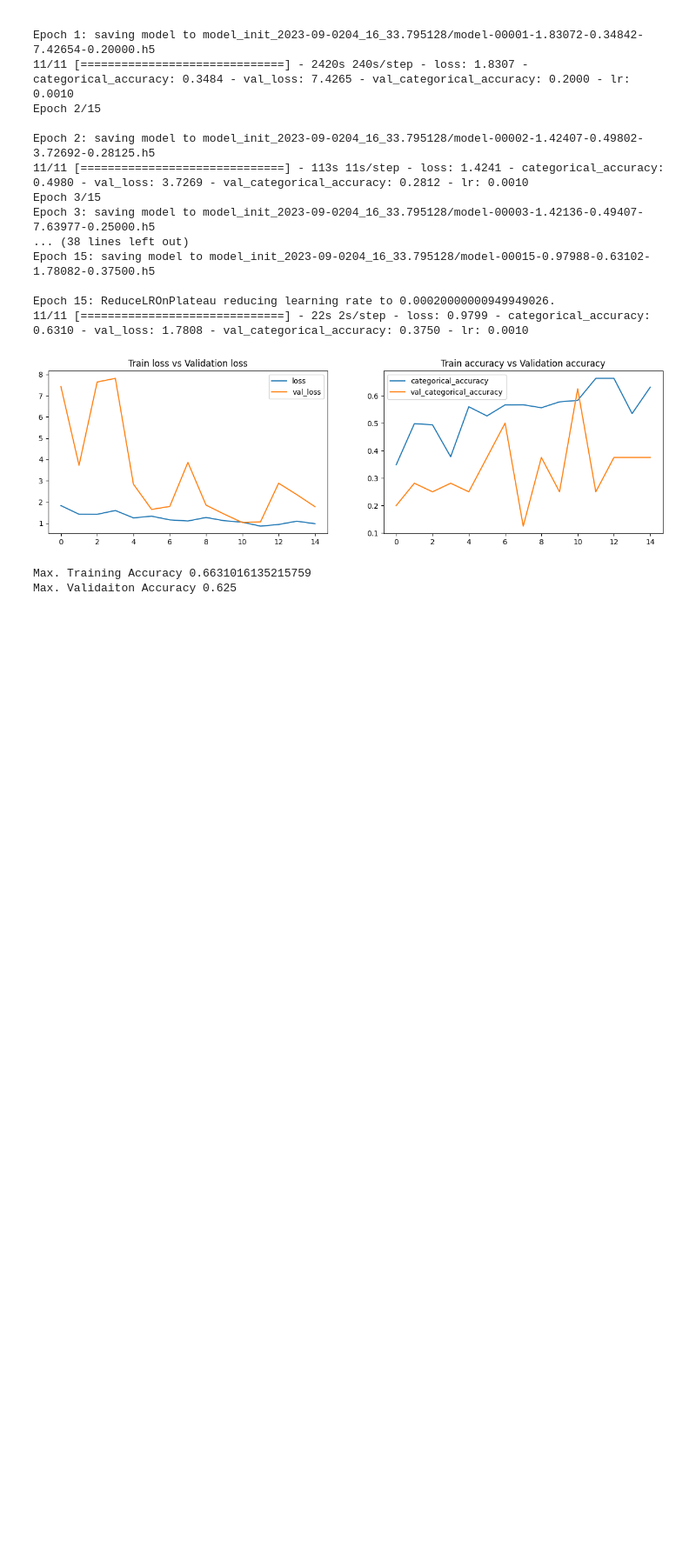
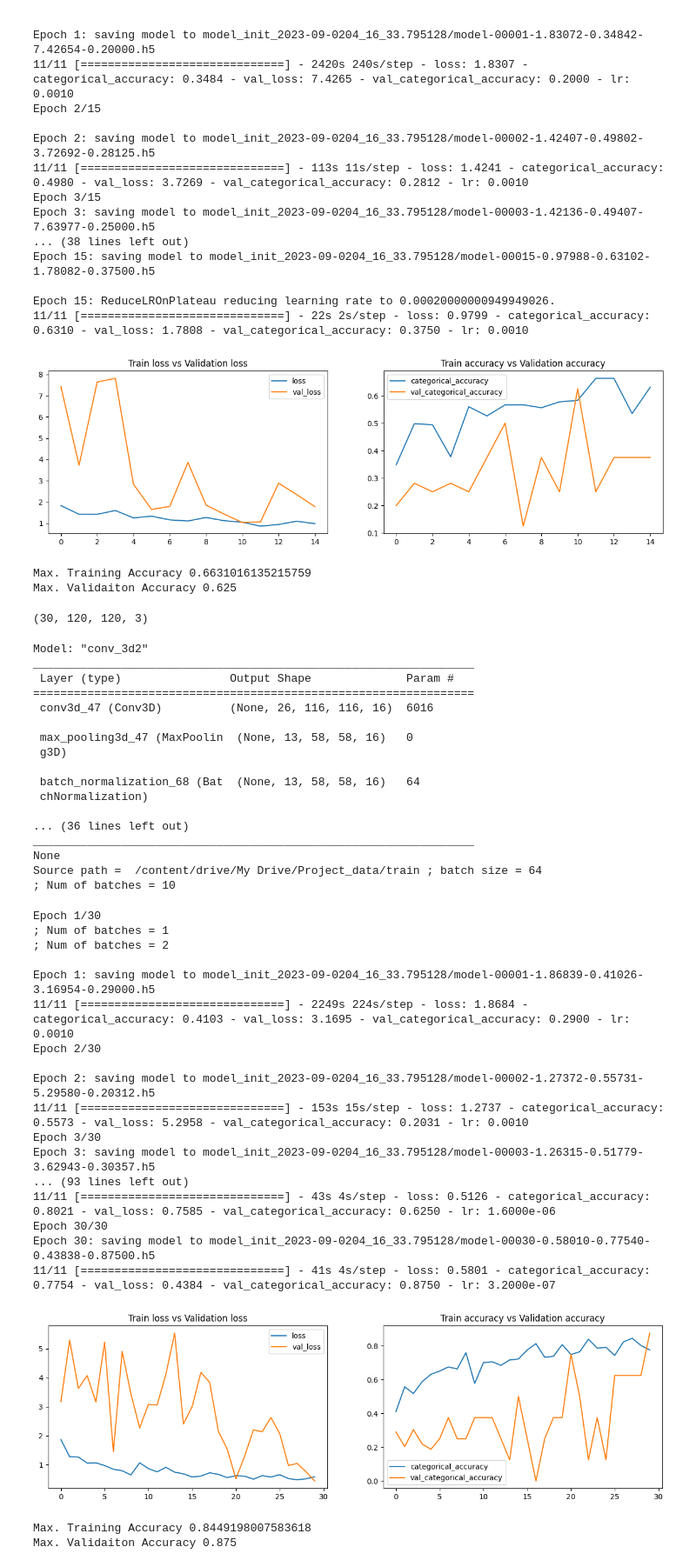
Before and after one commit to bharathsanjai/hand-gesture-recognition, a Jupyter notebook: Neural_Nets_Project_Starter_Code.ipynb, the cells around one changed output. Shown at 87% size. Drawn from its saved outputs; the diff is of its cells as text; code cells hidden in the pictures; blank space fills up the shorter version.

```diff
--- a/Neural_Nets_Project_Starter_Code.ipynb
+++ b/Neural_Nets_Project_Starter_Code.ipynb
@@ -491,3 +491,29 @@ plotModelHistory(model1_history)
 [figure]
 Max. Training Accuracy 0.6631016135215759
 Max. Validaiton Accuracy 0.625
+# %%
+# @title Experiment 2
+
+n_frames = 30
+num_epochs = 30
+batch_size = 64
+
+img_tensor = getImgTensor(n_frames)
+train_generator = generator(train_path, train_doc, batch_size, img_tensor)
+val_generator = generator(val_path, val_doc, batch_size, img_tensor)
+
+if (num_train_sequences%batch_size) == 0:
+    steps_per_epoch = int(num_train_sequences/batch_size)
+else:
+    steps_per_epoch = (num_train_sequences//batch_size) + 1
+
+if (num_val_sequences%batch_size) == 0:
+    validation_steps = int(num_val_sequences/batch_size)
+else:
+    validation_steps = (num_val_sequences//batch_size) + 1
+
+inputShape = (len(img_tensor[0]), img_tensor[1], img_tensor[2], img_tensor[3])
+
+print(inputShape)
+# %% [output]
+(30, 120, 120, 3)
@@ -493,0 +556,48 @@ Max. Validaiton Accuracy 0.625
+# %%
+model2.compile(optimizer=optimizers.Adam(), loss='categorical_crossentropy', metrics=['categorical_accuracy'])
+
+print(model2.summary())
+
+model2_history = model2.fit_generator(train_generator, steps_per_epoch=steps_per_epoch, epochs=num_epochs, verbose=1,
+            callbacks=callbacks_list, validation_data=val_generator,
+            validation_steps=validation_steps, class_weight=None, workers=1, initial_epoch=0)
+
+plotModelHistory(model2_history)
+# %% [output]
+Model: "conv_3d2"
+_________________________________________________________________
+ Layer (type)                Output Shape              Param #
+=================================================================
+ conv3d_47 (Conv3D)          (None, 26, 116, 116, 16)  6016
+
+ max_pooling3d_47 (MaxPoolin  (None, 13, 58, 58, 16)   0
+ g3D)
+
+ batch_normalization_68 (Bat  (None, 13, 58, 58, 16)   64
+ chNormalization)
+
+... (36 lines left out)
+_________________________________________________________________
+None
+Source path =  /content/drive/My Drive/Project_data/train ; batch size = 64
+; Num of batches = 10
+Epoch 1/30
+; Num of batches = 1
+; Num of batches = 2
+
+Epoch 1: saving model to model_init_2023-09-0204_16_33.795128/model-00001-1.86839-0.41026-3.16954-0.29000.h5
+11/11 [==============================] - 2249s 224s/step - loss: 1.8684 - categorical_accuracy: 0.4103 - val_loss: 3.1695 - val_categorical_accuracy: 0.2900 - lr: 0.0010
+Epoch 2/30
+
+Epoch 2: saving model to model_init_2023-09-0204_16_33.795128/model-00002-1.27372-0.55731-5.29580-0.20312.h5
+11/11 [==============================] - 153s 15s/step - loss: 1.2737 - categorical_accuracy: 0.5573 - val_loss: 5.2958 - val_categorical_accuracy: 0.2031 - lr: 0.0010
+Epoch 3/30
+Epoch 3: saving model to model_init_2023-09-0204_16_33.795128/model-00003-1.26315-0.51779-3.62943-0.30357.h5
+... (93 lines left out)
+11/11 [==============================] - 43s 4s/step - loss: 0.5126 - categorical_accuracy: 0.8021 - val_loss: 0.7585 - val_categorical_accuracy: 0.6250 - lr: 1.6000e-06
+Epoch 30/30
+Epoch 30: saving model to model_init_2023-09-0204_16_33.795128/model-00030-0.58010-0.77540-0.43838-0.87500.h5
+11/11 [==============================] - 41s 4s/step - loss: 0.5801 - categorical_accuracy: 0.7754 - val_loss: 0.4384 - val_categorical_accuracy: 0.8750 - lr: 3.2000e-07
+[figure, added]
+Max. Training Accuracy 0.8449198007583618
+Max. Validaiton Accuracy 0.875
```
Also changed, not shown: parts of 1 cell of this notebook.
